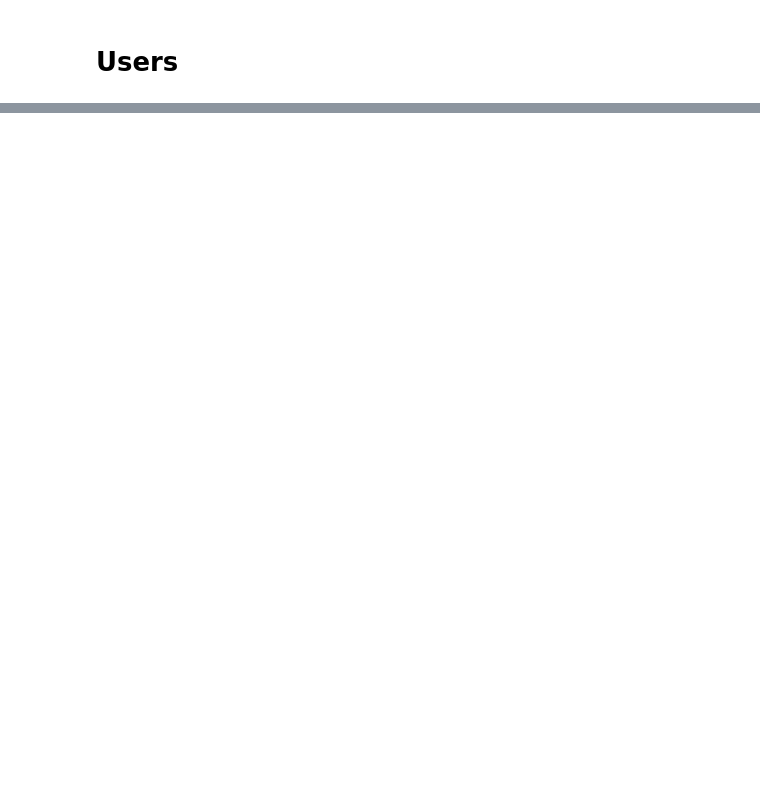
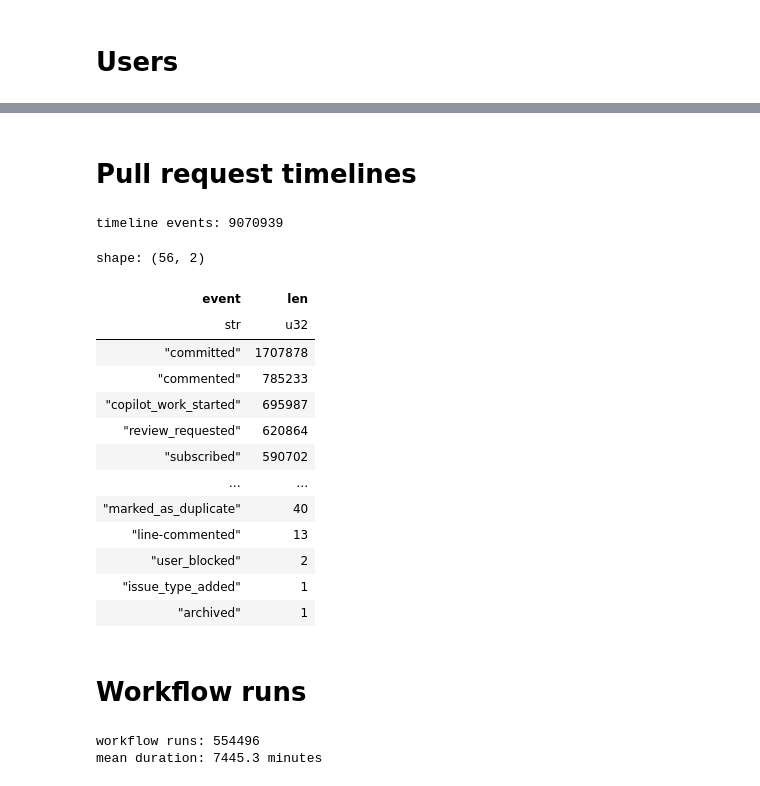
Before and after one commit to risenlab/agentlogs, a Jupyter notebook: scripts/analysis/examples_polars.ipynb, the cells around one changed output, grey strips where cells are left out. Drawn from its saved outputs; the diff is of its cells as text; code cells hidden in the pictures; blank space fills up the shorter version.

```diff
--- a/scripts/analysis/examples_polars.ipynb
+++ b/scripts/analysis/examples_polars.ipynb
@@ -42,6 +43,9 @@ table_path = {
     "agent_session_logs": dataset_path / "agent_session_logs" / "*.parquet",
     "agent_session_logs_shard": log_parts[0],
     "users": dataset_path / "users" / "*.parquet",
+    "pull_requests": dataset_path / "pull_requests" / "*.parquet",
+    "pull_request_timelines": dataset_path / "pull_request_timelines" / "*.parquet",
+    "workflow_runs": dataset_path / "workflow_runs" / "*.parquet",
 }
 # %% [markdown]
 # Repositories
@@ -177,0 +355,48 @@ print(f"% users found: {100.0 * n_users_found / n_users:.2f}%")
+# %% [markdown]
+# Pull request timelines
+# %%
+timelines = pl.scan_parquet(str(table_path["pull_request_timelines"]))
+n_timeline_events = timelines.select(pl.len()).collect().item()
+events = (
+    timelines.group_by("event")
+    .len()
+    .sort("len", descending=True)
+    .collect()
+)
+
+print(f"timeline events: {n_timeline_events}")
+events
+# %% [output]
+timeline events: 9070939
+shape: (56, 2)
+| event | len |
+| str | u32 |
+| "committed" | 1707878 |
+| "commented" | 785233 |
+| "copilot_work_started" | 695987 |
+| "review_requested" | 620864 |
+| "subscribed" | 590702 |
+| … | … |
+| "marked_as_duplicate" | 40 |
+| "line-commented" | 13 |
+| "user_blocked" | 2 |
+| "issue_type_added" | 1 |
+| "archived" | 1 |
+# %% [markdown]
+# Workflow runs
+# %%
+runs = pl.scan_parquet(str(table_path["workflow_runs"]))
+run_stats = runs.select(
+    pl.len().alias("n"),
+    (
+        pl.col("updated_at") - pl.coalesce("run_started_at", "created_at")
+    ).dt.total_seconds().mean().alias("mean_seconds"),
+).collect()
+n_runs = run_stats["n"][0]
+mean_seconds = run_stats["mean_seconds"][0]
+
+print(f"workflow runs: {n_runs}")
+print(f"mean duration: {mean_seconds / 60:.1f} minutes")
+# %% [output]
+workflow runs: 554496
+mean duration: 7445.3 minutes
```
Also changed, not shown: parts of 12 cells of this notebook, 37 other files.
